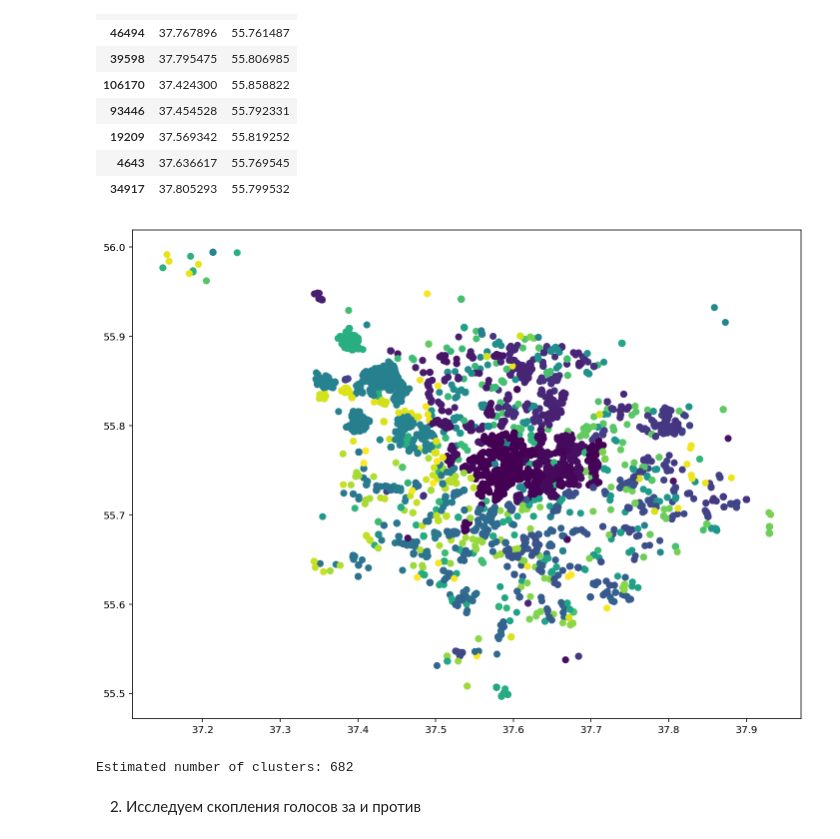
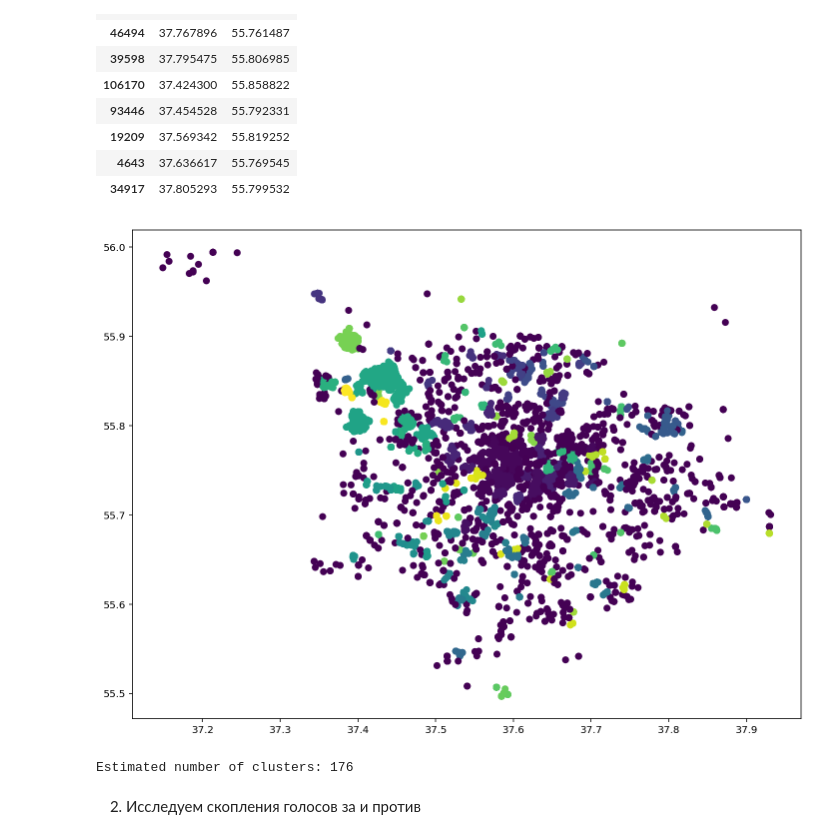
Before and after one commit to InessaMoz/PYDA-21, a Jupyter notebook: homework clustering.ipynb, the cells around one changed output. Saved outputs shown, nothing was run; the diff lists cells and outputs as text; code cells hidden in the pictures.

```diff
--- a/homework clustering.ipynb
+++ b/homework clustering.ipynb
@@ -192,20 +192,20 @@ X.sample(10)
 | 4643 | 37.636617 | 55.769545 |
 | 34917 | 37.805293 | 55.799532 |
 # %%
-scan_moons = DBSCAN(eps=0.005, min_samples=1) # если запустить метод без указания eps то все точки в один кластер
+scan_moons = DBSCAN(eps=0.005, min_samples=25) # если запустить метод без указания eps то все точки в один кластер
 y_moons = scan_moons.fit_predict(X)
 plt.figure(figsize=(12,9))
 plt.scatter(X['x'], X['y'], c=y_moons)
 plt.show()
 # %% [output]
-[figure, old version]
+[figure, new version]
 # %%
 labels = scan_moons.labels_
 # %%
 n_clusters_ = len(set(labels)) - (1 if -1 in labels else 0)
 print('Estimated number of clusters: %d' % n_clusters_)
 # %% [output]
-Estimated number of clusters: 682
+Estimated number of clusters: 176
 # %% [markdown]
 2. Исследуем скопления голосов за и против
 # %%
```
Also changed, not shown: parts of 9 cells of this notebook.
